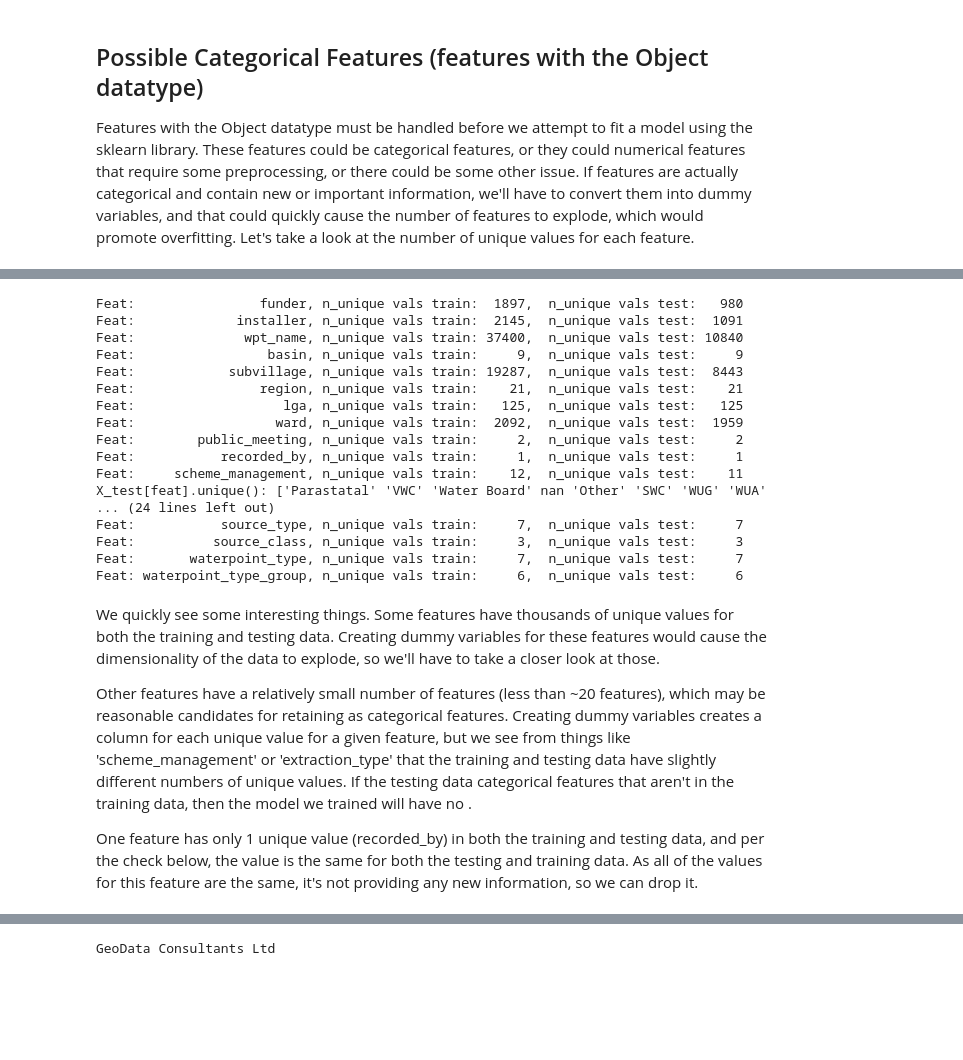
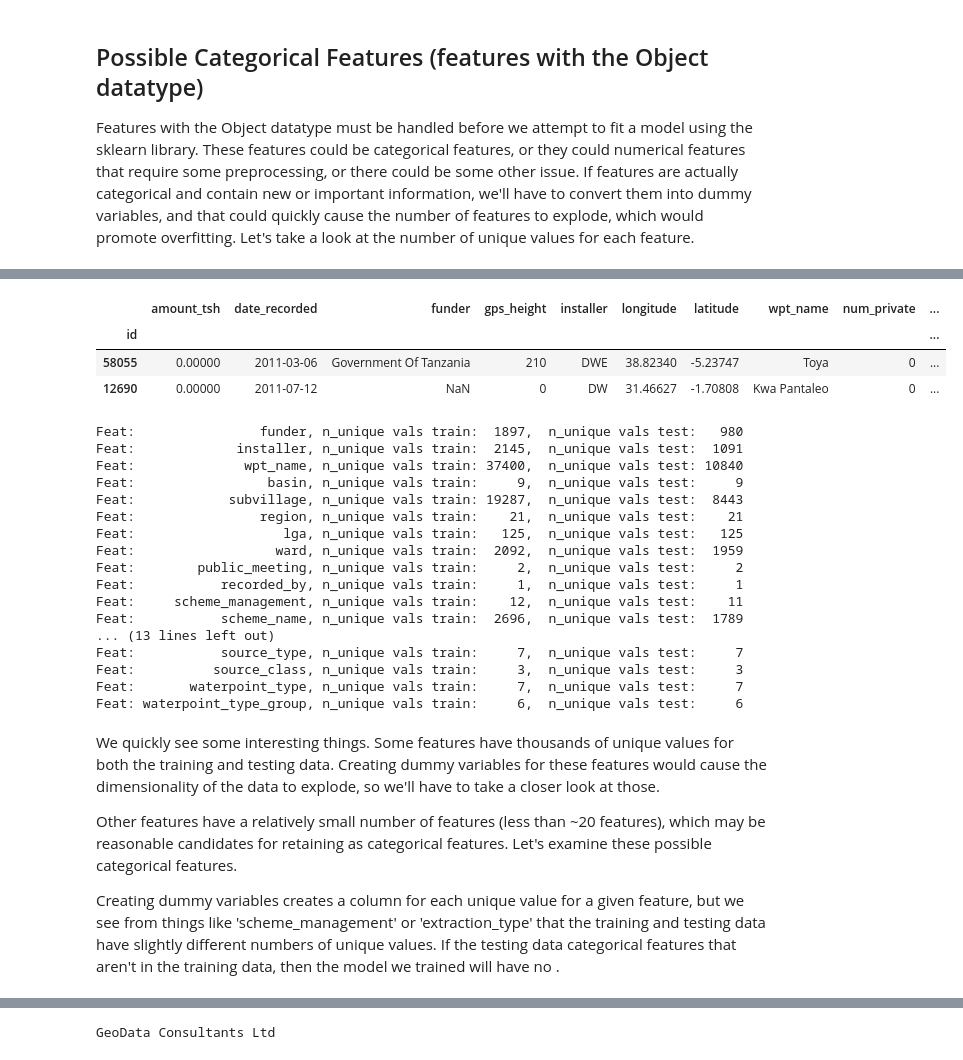
Before and after one commit to MattTriano/personal_site_public, a Jupyter notebook: water_pump_analysis.ipynb, the cells around one changed output, grey strips where cells are left out. Drawn from its saved outputs; the diff is of its cells as text; code cells hidden in the pictures; blank space fills up the shorter version.

```diff
--- a/water_pump_analysis.ipynb
+++ b/water_pump_analysis.ipynb
@@ -141,12 +248,24 @@ Features with the Object datatype must be handled before we attempt to fit a mod
+# %%
+X_train[X_train['extraction_type'] == 'other - mkulima/shinyanga']
+# %% [output]
+|  | amount_tsh | date_recorded | funder | gps_height | installer | longitude | latitude | wpt_name | num_private | ... |
+| id |  |  |  |  |  |  |  |  |  | ... |
+| 58055 | 0.00000 | 2011-03-06 | Government Of Tanzania | 210 | DWE | 38.82340 | -5.23747 | Toya | 0 | ... |
+| 12690 | 0.00000 | 2011-07-12 | NaN | 0 | DW | 31.46627 | -1.70808 | Kwa Pantaleo | 0 | ... |
 # %%
+possible_cats = []
+excessive_cats = []
 for feat in X_train.columns:
     if X_train[feat].dtypes == object:
         print('Feat: {:>21s}, n_unique vals train: {:5d},  n_unique vals test: {:5d}'
               .format(feat, X_train[feat].nunique(), X_test[feat].nunique()))
         if X_train[feat].nunique() <= 21:
-            if X_test[feat].nunique() != X_train[feat].nunique():
-                print('X_test[feat].unique(): {}'.format(X_test[feat].unique()))
-                print('X_train[feat].unique(): {}'.format(X_train[feat].unique()))
+            possible_cats.append(feat)
+        else:
+            excessive_cats.append(feat)
+#             if X_test[feat].nunique() != X_train[feat].nunique():
+#                 print('X_test[feat].unique(): {}'.format(X_test[feat].unique()))
+#                 print('X_train[feat].unique(): {}'.format(X_train[feat].unique()))
 #         print('n_unique values in test but not train data: {:5d}'.format(np.intersect1d(X_train[feat].unique(), X_test[feat].unique())))
 #         print('Feat: {}, number of unique vals: {}, unique vals: {}'.format(feat, X_train[feat].nunique(), X_train[feat].unique()))
 # %% [output]
@@ -161,8 +280,8 @@ Feat:                  ward, n_unique vals train:  2092,  n_unique vals test:  1
 Feat:        public_meeting, n_unique vals train:     2,  n_unique vals test:     2
 Feat:           recorded_by, n_unique vals train:     1,  n_unique vals test:     1
 Feat:     scheme_management, n_unique vals train:    12,  n_unique vals test:    11
-X_test[feat].unique(): ['Parastatal' 'VWC' 'Water Board' nan 'Other' 'SWC' 'WUG' 'WUA'
-... (24 lines left out)
+Feat:           scheme_name, n_unique vals train:  2696,  n_unique vals test:  1789
+... (13 lines left out)
 Feat:           source_type, n_unique vals train:     7,  n_unique vals test:     7
 Feat:          source_class, n_unique vals train:     3,  n_unique vals test:     3
 Feat:       waterpoint_type, n_unique vals train:     7,  n_unique vals test:     7
@@ -170,8 +289,6 @@ Feat: waterpoint_type_group, n_unique vals train:     6,  n_unique vals test:
 # %% [markdown]
 We quickly see some interesting things. Some features have thousands of unique values for both the training and testing data. Creating dummy variables for these features would cause the dimensionality of the data to explode, so we'll have to take a closer look at those.
 
-Other features have a relatively small number of features (less than ~20 features), which may be reasonable candidates for retaining as categorical features. Creating dummy variables creates a column for each unique value for a given feature, but we see from things like 'scheme_management' or 'extraction_type' that the training and testing data have slightly different numbers of unique values. If the testing data categorical features that aren't in the training data, then the model we trained will have no .
+Other features have a relatively small number of features (less than ~20 features), which may be reasonable candidates for retaining as categorical features. Let's examine these possible categorical features.
 
-
-
-One feature has only 1 unique value (recorded_by) in both the training and testing data, and per the check below, the value is the same for both the testing and training data. As all of the values for this feature are the same, it's not providing any new information, so we can drop it.
+Creating dummy variables creates a column for each unique value for a given feature, but we see from things like 'scheme_management' or 'extraction_type' that the training and testing data have slightly different numbers of unique values. If the testing data categorical features that aren't in the training data, then the model we trained will have no .
```
Also changed, not shown: parts of 14 cells of this notebook, 6 other files.
